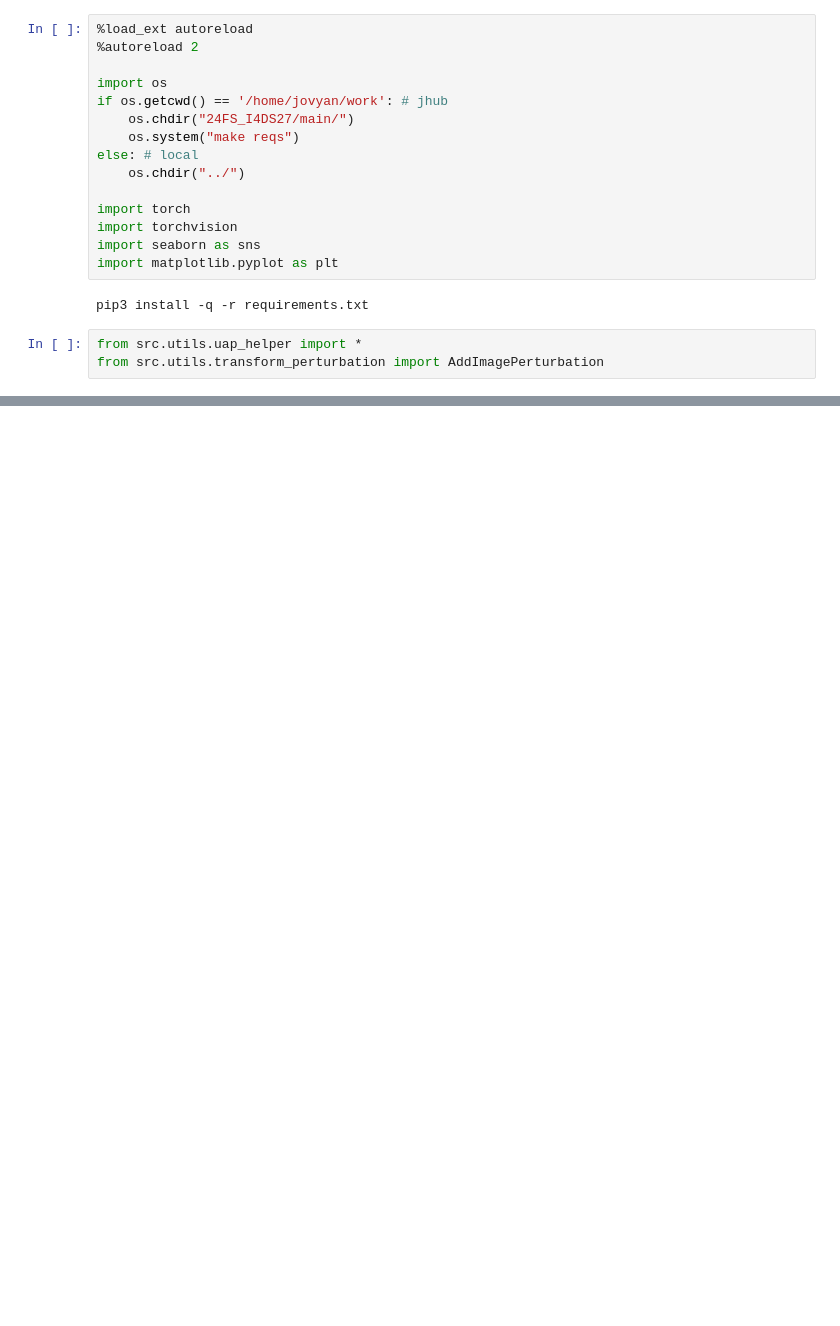
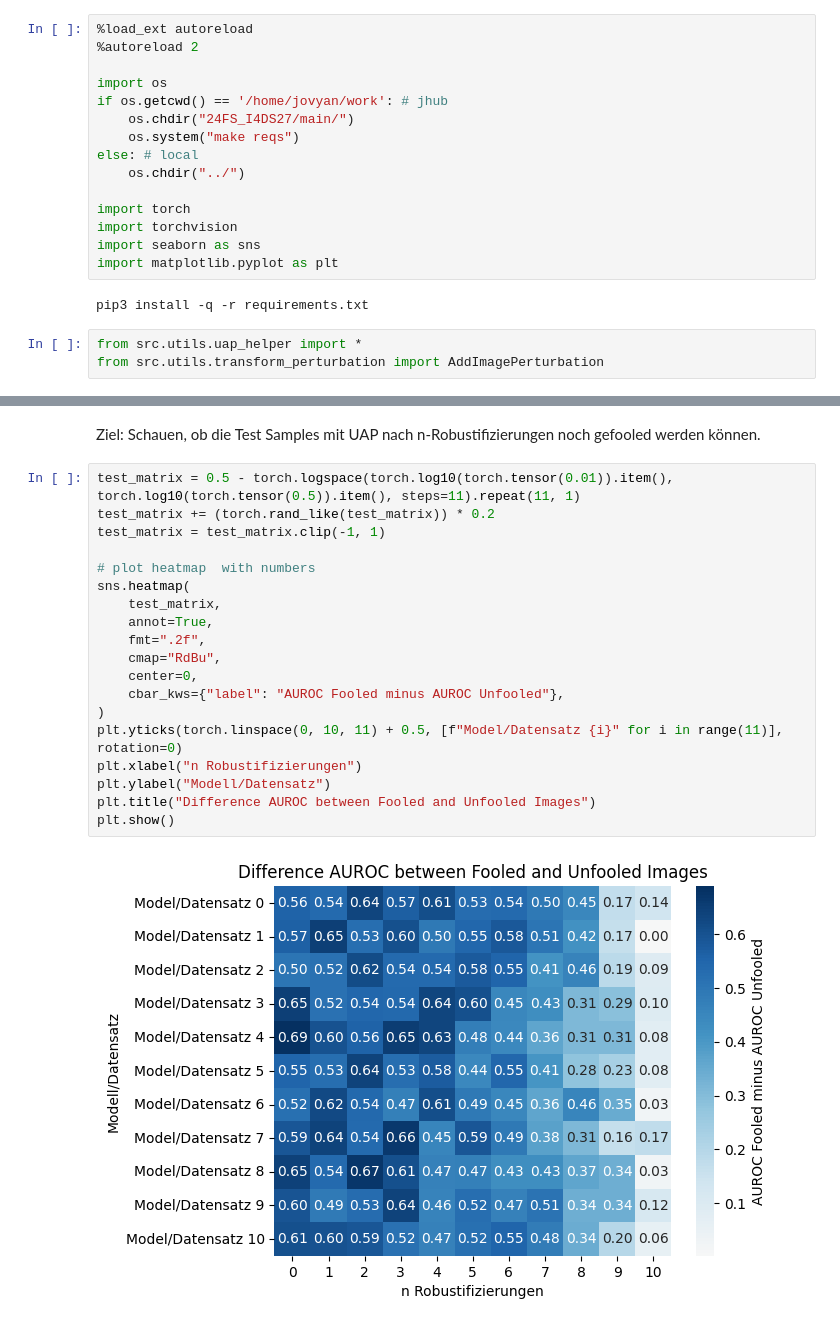
Before and after one commit to AdversarialAttacks/main, a Jupyter notebook: notebooks/08-eval-uap.ipynb, the cells around one changed output, grey strips where cells are left out. Saved outputs shown, nothing was run; the diff lists cells and outputs as text; blank space fills up the shorter version.

```diff
--- a/notebooks/08-eval-uap.ipynb
+++ b/notebooks/08-eval-uap.ipynb
@@ -35,0 +55,23 @@ plt.show()
+# %% [markdown]
+Ziel: Schauen, ob die Test Samples mit UAP nach n-Robustifizierungen noch gefooled werden können.
+# %%
+test_matrix = 0.5 - torch.logspace(torch.log10(torch.tensor(0.01)).item(), torch.log10(torch.tensor(0.5)).item(), steps=11).repeat(11, 1)
+test_matrix += (torch.rand_like(test_matrix)) * 0.2
+test_matrix = test_matrix.clip(-1, 1)
+
+# plot heatmap  with numbers
+sns.heatmap(
+    test_matrix,
+    annot=True,
+    fmt=".2f",
+    cmap="RdBu",
+    center=0,
+    cbar_kws={"label": "AUROC Fooled minus AUROC Unfooled"},
+)
+plt.yticks(torch.linspace(0, 10, 11) + 0.5, [f"Model/Datensatz {i}" for i in range(11)], rotation=0)
+plt.xlabel("n Robustifizierungen")
+plt.ylabel("Modell/Datensatz")
+plt.title("Difference AUROC between Fooled and Unfooled Images")
+plt.show()
+# %% [output]
+[figure, added]
```
Also changed, not shown: parts of 8 cells of this notebook.
